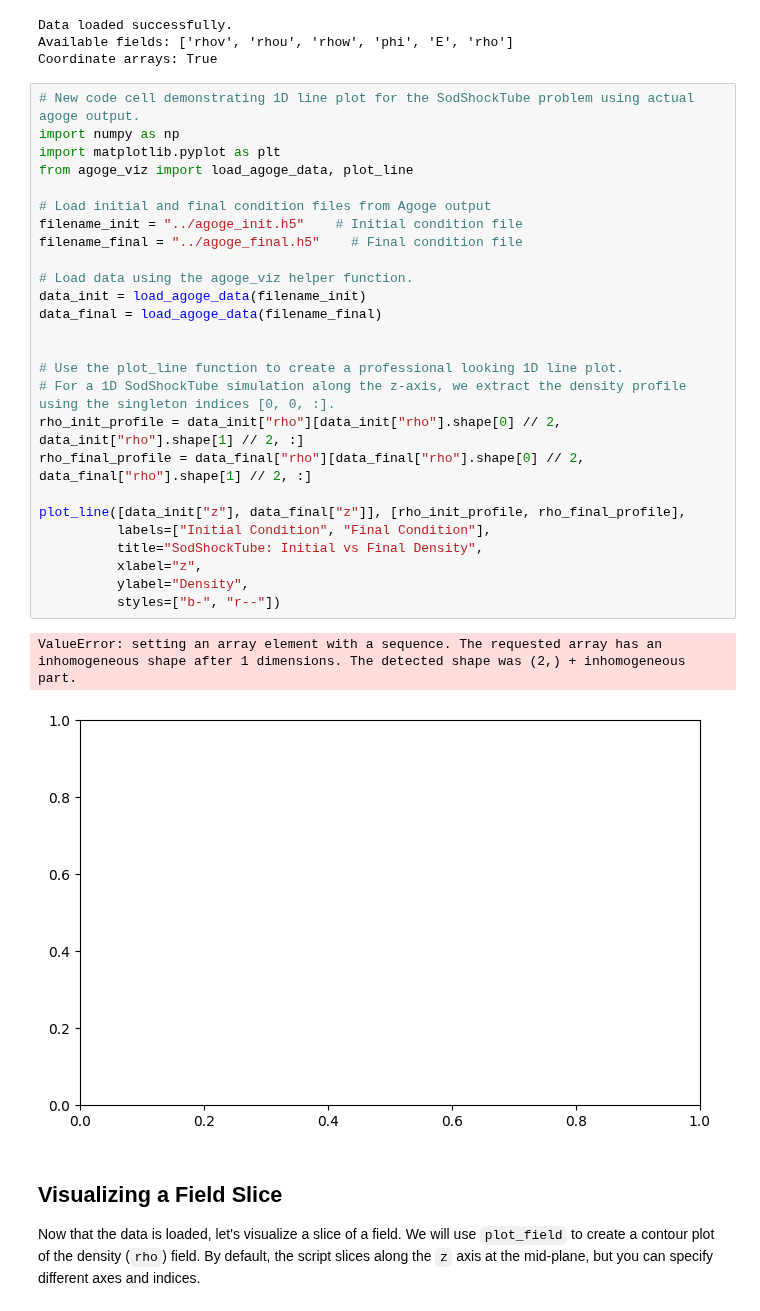
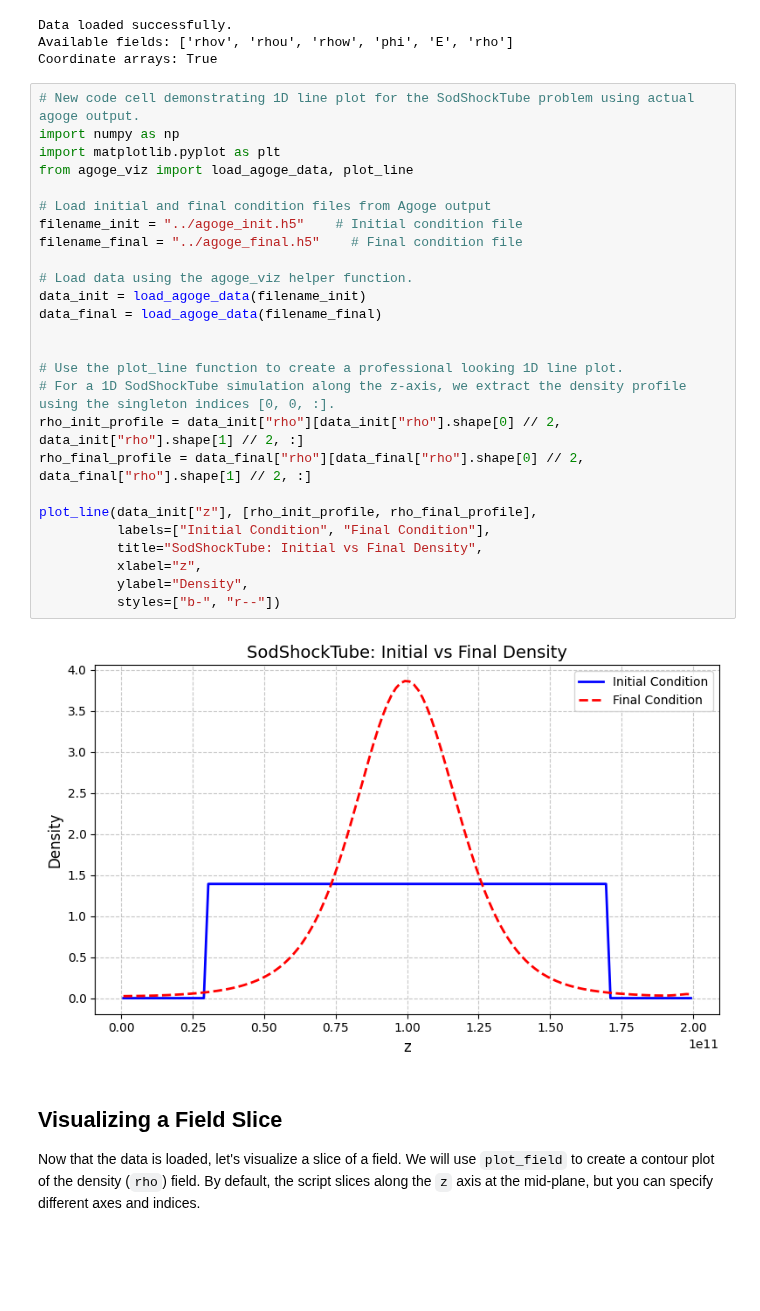
Before and after one commit to roybrynn/cmse822-roybrynn, a Jupyter notebook: agoge/viz/example2.ipynb, the cells around one changed output. Saved outputs shown, nothing was run; the diff lists cells and outputs as text; blank space fills up the shorter version.

```diff
--- a/agoge/viz/example2.ipynb
+++ b/agoge/viz/example2.ipynb
@@ -49,32 +49,31 @@ Coordinate arrays: True
 # %%
 # New code cell demonstrating 1D line plot for the SodShockTube problem using actual agoge output.
 import numpy as np
 import matplotlib.pyplot as plt
 from agoge_viz import load_agoge_data, plot_line
 
 # Load initial and final condition files from Agoge output
 filename_init = "../agoge_init.h5"    # Initial condition file
 filename_final = "../agoge_final.h5"    # Final condition file
 
 # Load data using the agoge_viz helper function.
 data_init = load_agoge_data(filename_init)
 data_final = load_agoge_data(filename_final)
 
 
 # Use the plot_line function to create a professional looking 1D line plot.
 # For a 1D SodShockTube simulation along the z-axis, we extract the density profile using the singleton indices [0, 0, :].
 rho_init_profile = data_init["rho"][data_init["rho"].shape[0] // 2, data_init["rho"].shape[1] // 2, :]
 rho_final_profile = data_final["rho"][data_final["rho"].shape[0] // 2, data_final["rho"].shape[1] // 2, :]
 
-plot_line([data_init["z"], data_final["z"]], [rho_init_profile, rho_final_profile],
+plot_line(data_init["z"], [rho_init_profile, rho_final_profile],
           labels=["Initial Condition", "Final Condition"],
           title="SodShockTube: Initial vs Final Density",
           xlabel="z",
           ylabel="Density",
           styles=["b-", "r--"])
 # %% [output]
-ValueError: setting an array element with a sequence. The requested array has an inhomogeneous shape after 1 dimensions. The detected shape was (2,) + inhomogeneous part.
-[figure, old version]
+[figure, new version]
 # %% [markdown]
 ## Visualizing a Field Slice
 
```
Also changed, not shown: parts of 1 cell of this notebook, 3 other files.
